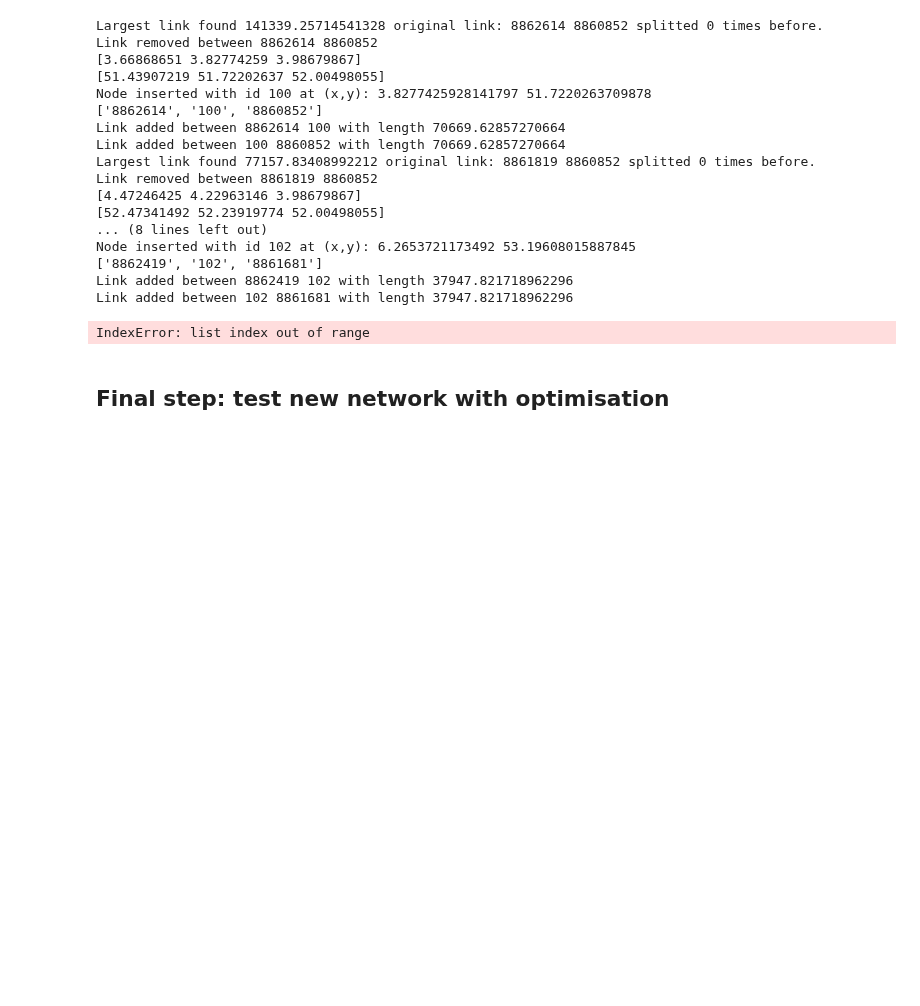
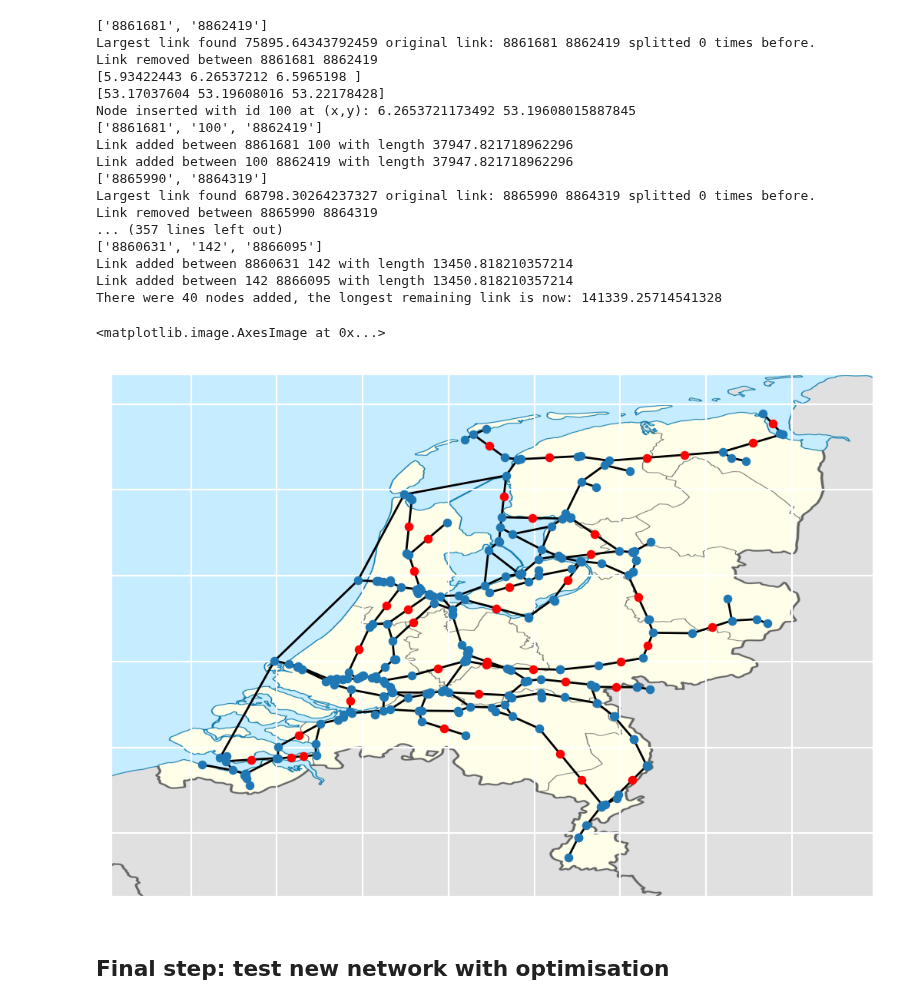
Before and after one commit to fabiandriessen/Thesis, a Jupyter notebook: 4_network_simplification_and_extension.ipynb, the cells around one changed output. Saved outputs shown, nothing was run; the diff lists cells and outputs as text; code cells hidden in the pictures; blank space fills up the shorter version.

```diff
--- a/4_network_simplification_and_extension.ipynb
+++ b/4_network_simplification_and_extension.ipynb
@@ -144,13 +185,15 @@ while len(inserted) < nodes_to_add:
     df_links = nx.to_pandas_edgelist(G)
     df_nodes = pd.DataFrame.from_dict(dict(G.nodes(data=True)), orient='index')
 
+    exluded_nodes = ['8862614', '8860852', '8861819','8867031','8867600', '8860933']
     # find the longest link source and origin, except for the two links that cross the sea
-    df_links = df_links.loc[((df_links.source!='8860852')&(df_links.target !='8862614'))|((df_links.source!='8860852')&(df_links.target !='8861716'))]
+    df_links = df_links.loc[(~df_links.source.isin(exluded_nodes))|(~df_links.target.isin(exluded_nodes))]
     df_links.reset_index(inplace=True, drop=True)
     to_split = df_links.loc[df_links.length_m == max(df_links.length_m)]
     to_split.reset_index(inplace=True, drop=True)
     # identify source/targets points
     points = list(to_split.loc[(to_split.source.str.len()>5)].source.values) + list(to_split.loc[(to_split.target.str.len()>5)].target.values)
+    print(points)
     org_source = points[0]
     org_target = points[1]
     print('Largest link found', to_split.length_m[0], 'original link:', org_source, org_target, 'splitted', to_split.split[0], 'times before.')
@@ -207,24 +250,23 @@ while len(inserted) < nodes_to_add:
 else:
     print("There were", len(inserted), "nodes added, the longest remaining link is now:", df_links.length_m.max())
 # %% [output]
-Largest link found 141339.25714541328 original link: 8862614 8860852 splitted 0 times before.
-Link removed between 8862614 8860852
-[3.66868651 3.82774259 3.98679867]
-[51.43907219 51.72202637 52.00498055]
-Node inserted with id 100 at (x,y): 3.8277425928141797 51.7220263709878
-['8862614', '100', '8860852']
-Link added between 8862614 100 with length 70669.62857270664
-Link added between 100 8860852 with length 70669.62857270664
-Largest link found 77157.83408992212 original link: 8861819 8860852 splitted 0 times before.
-Link removed between 8861819 8860852
-[4.47246425 4.22963146 3.98679867]
-[52.47341492 52.23919774 52.00498055]
-... (8 lines left out)
-Node inserted with id 102 at (x,y): 6.2653721173492 53.19608015887845
-['8862419', '102', '8861681']
-Link added between 8862419 102 with length 37947.821718962296
-Link added between 102 8861681 with length 37947.821718962296
+['8861681', '8862419']
+Largest link found 75895.64343792459 original link: 8861681 8862419 splitted 0 times before.
+Link removed between 8861681 8862419
+[5.93422443 6.26537212 6.5965198 ]
+[53.17037604 53.19608016 53.22178428]
+Node inserted with id 100 at (x,y): 6.2653721173492 53.19608015887845
+['8861681', '100', '8862419']
+Link added between 8861681 100 with length 37947.821718962296
+Link added between 100 8862419 with length 37947.821718962296
+['8865990', '8864319']
+Largest link found 68798.30264237327 original link: 8865990 8864319 splitted 0 times before.
+Link removed between 8865990 8864319
+... (357 lines left out)
+['8860631', '142', '8866095']
+Link added between 8860631 142 with length 13450.818210357214
+Link added between 142 8866095 with length 13450.818210357214
+There were 40 nodes added, the longest remaining link is now: 141339.25714541328
-IndexError: list index out of range
 # %%
 # fix insertion of additional nodes in route!
 for route, path in paths.items():
@@ -245,12 +287,20 @@ df_links = nx.to_pandas_edgelist(G)
 df_nodes = pd.DataFrame.from_dict(dict(G.nodes(data=True)), orient='index')
 # %%
 #check if it worked
-plt.subplots(dpi=200)
+
+fig, ax = plt.subplots(dpi=200)
 nx.draw_networkx_edges(G, pos_dict)
 
 nx.draw_networkx_nodes(G, pos_dict, keep, node_size=10)
 nx.draw_networkx_nodes(G, pos_dict, inserted, node_size=10, node_color='r')
+img = plt.imread("data/NL_map.png")
+x1, x2, y1, y2 = 3.566619, 6.944693, 50.860830, 53.444274
+z = 0.53
+ax.imshow(img, extent=[x1-z, x2+z, y1-z+0.3, y2+z-0.3])
 # nx.draw_networkx_nodes(G, pos_dict, ['8866429'], node_size=10, node_color='g')
+# %% [output]
+<matplotlib.image.AxesImage at 0x...>
+[figure, added]
 # %% [markdown]
 ## Final step: test new network with optimisation
 # %%
```
Also changed, not shown: parts of 6 cells of this notebook, 3 other files.
